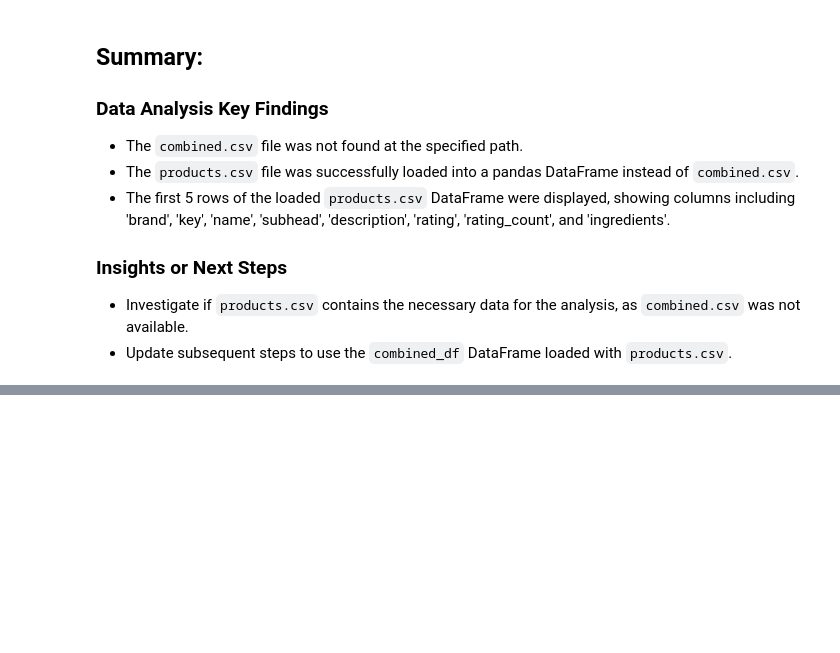
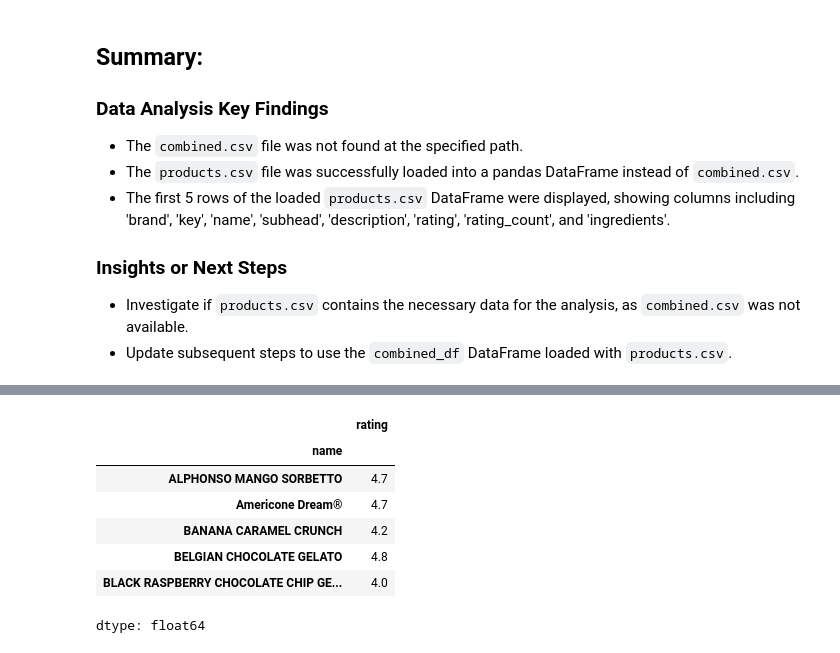
Before and after one commit to Sneha2025L/SnehaGoogleColabFiles, a Jupyter notebook: notebooks/Getting_started_with_google_colab_ai.ipynb, the cells around one changed output, grey strips where cells are left out. Drawn from its saved outputs; the diff is of its cells as text; code cells hidden in the pictures; blank space fills up the shorter version.

```diff
--- a/notebooks/Getting_started_with_google_colab_ai.ipynb
+++ b/notebooks/Getting_started_with_google_colab_ai.ipynb
@@ -270,0 +729,13 @@ display(combined_df.head())
+# %%
+# Calculate average rating per flavor
+average_ratings = products_df.groupby('name')['rating'].mean()
+display(average_ratings.head())
+# %% [output]
+|  | rating |
+| name |  |
+| ALPHONSO MANGO SORBETTO | 4.7 |
+| Americone Dream® | 4.7 |
+| BANANA CARAMEL CRUNCH | 4.2 |
+| BELGIAN CHOCOLATE GELATO | 4.8 |
+| BLACK RASPBERRY CHOCOLATE CHIP GE... | 4.0 |
+dtype: float64
```
Also changed, not shown: parts of 84 cells of this notebook.
